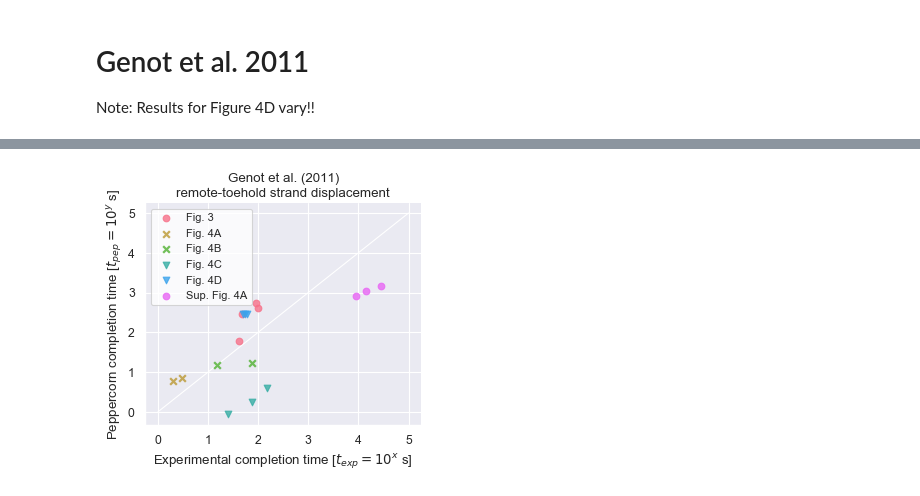
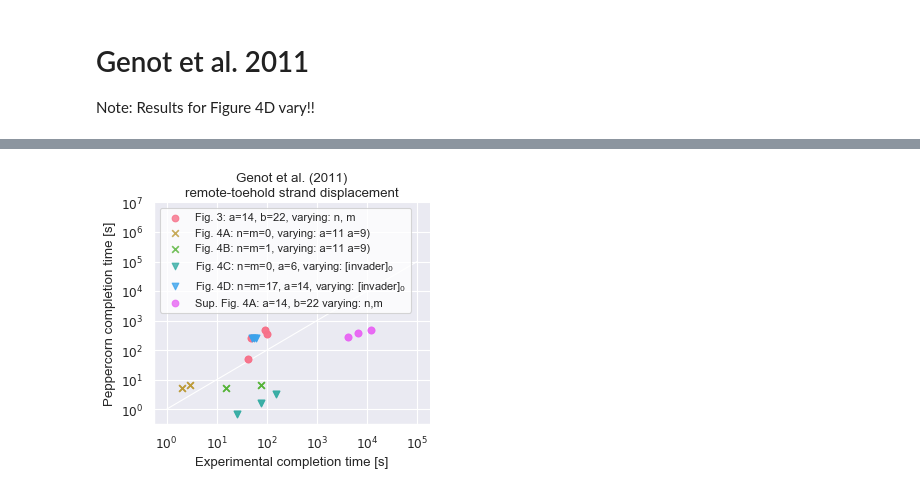
Before and after one commit to DNA-and-Natural-Algorithms-Group/peppercornenumerator, a Jupyter notebook: examples/benchmark/Reactionrates.ipynb, the cells around one changed output, grey strips where cells are left out. Cells and saved outputs as stored; diff of their text form; code cells hidden in the pictures.

```diff
--- a/examples/benchmark/Reactionrates.ipynb
+++ b/examples/benchmark/Reactionrates.ipynb
@@ -17,6 +17,24 @@ def euclid(x, y, df, take_log=False):
         return sqrt(sum((log10(df[x])-log10(df[y]))**2))
     else:
         return sqrt(sum((df[x]-df[y])**2))
+
+def sema(vect, fig):
+    #semantics=', '.join('{}={}'.format(x,y) for (x,y) in fig.pepperargs['default'].items() if x != 'conc')
+    nv = []
+    for line in vect:
+        v = []
+        for (x,y) in fig.pepperargs[line].items():
+            if x == 'conc': continue
+            if x == 'max_complex_size': continue
+            if x == 'max_complex_count': continue
+            if x == 'max_reaction_count': continue
+            if x == 'condensed':
+                z = x if y is True else 'detailed'
+            else:
+                z = '{}={}'.format(x,y)
+            v.append(z)
+        nv.append(', '.join(v))
+    return nv
 # %% [markdown]
 ## Initialization - Figure 1
 # %%
@@ -213,11 +209,9 @@ mycolors = ['blue',
 mycolors += list('kkkkkkkkkkk')
 mymarker = list('po.*^v+_,phD8|_oooooooo')
 
-
-
-#plt.gca().set_prop_cycle(color=mycolors)
-
-g = sns.lmplot(x="Time (experiment)", y="Time (simulation)", hue='Name', data=tmpfig, fit_reg=False, markers=['o', 'x', 'x', 'v', 'v', 'o'], legend=False)
+g = sns.lmplot(x="Time (experiment)", y="Time (simulation)", hue='Name', #col="Semantics",
+               data=tmpfig, fit_reg=False, markers=['o', 'x', 'x', 'v', 'v', 'o'], legend=False)
+#g.fig.set_size_inches(15.3,5.4)
 g.fig.set_size_inches(4.3,3.4)
 
 # Adjust plot
@@ -225,12 +219,20 @@ g.fig.set_size_inches(4.3,3.4)
 #plt.yscale('log')
 (mi, ma)=(0, 5)
 #plt.xlim(mi, ma)
-#plt.ylim(mi, 5)
-plt.plot([mi, ma], [mi, ma], linewidth=1, color='white',zorder=0)
+plt.ylim(-.5, 7)
+#plt.plot([mi, ma], [mi, ma], linewidth=1, color='white',zorder=0)
+
+plt.gca().xaxis.set_major_formatter(plt.FuncFormatter(lambda x,y: "$10^{{ {:.0f} }}$".format(x)))
+plt.gca().yaxis.set_major_formatter(plt.FuncFormatter(lambda x,y: "$10^{{ {:.0f} }}$".format(x)))
+
+for ax in plt.gcf().get_axes():
+    #print(ax)
+    ax.plot([mi, ma], [mi, ma], linewidth=1, color='white',zorder=0)
+    #ax.set(xlabel='Experimental diagonal crossing time [$t_{exp} =10^x $ s]')
 
 g.set(title='Genot et al. (2011)\nremote-toehold strand displacement')
-g.set(xlabel='Experimental completion time [$t_{exp} = 10^{x} $ s]')
-g.set(ylabel='Peppercorn completion time [$t_{pep} = 10^{y} $ s]')
+g.set(xlabel='Experimental completion time [s]')
+g.set(ylabel='Peppercorn completion time [s]')
 
 #g.set_titles(row_template="{row_name}", col_template="{col_name}")
 legend = plt.legend(ncol=1, loc='upper left', fontsize=10);
@@ -262 +263 @@ plt.savefig('remote_rates.svg', bbox_inches='tight')
-[figure, old version]
+[figure, new version]
```
Also changed, not shown: parts of 3 cells of this notebook, 2 other files.
